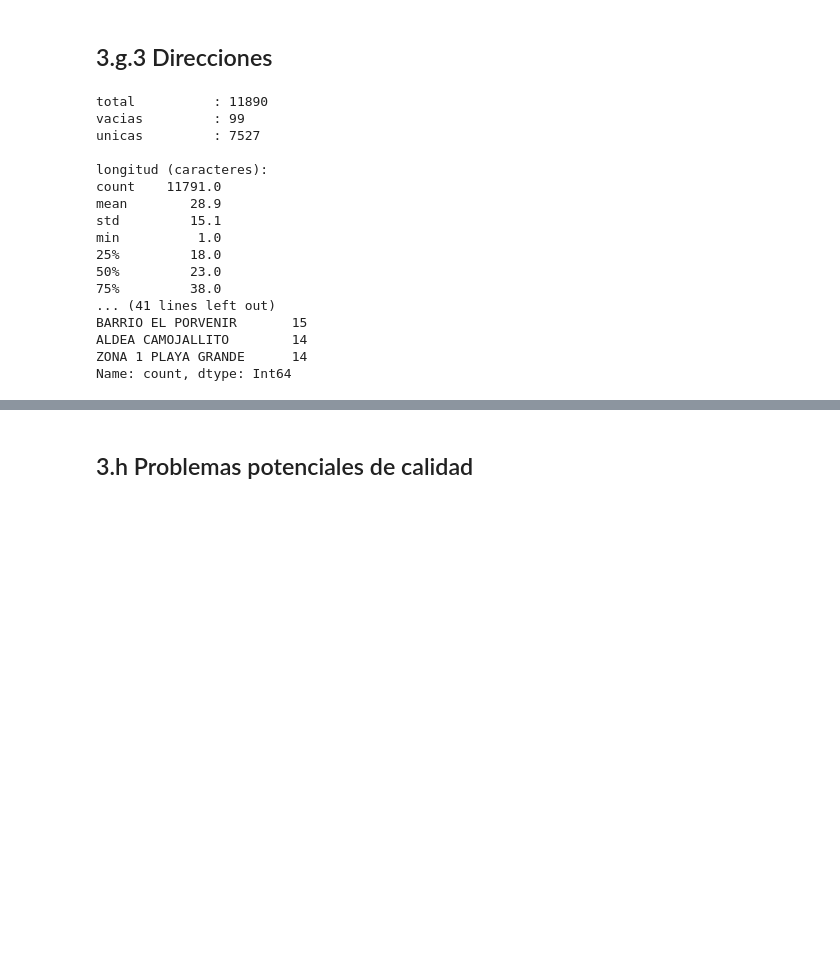
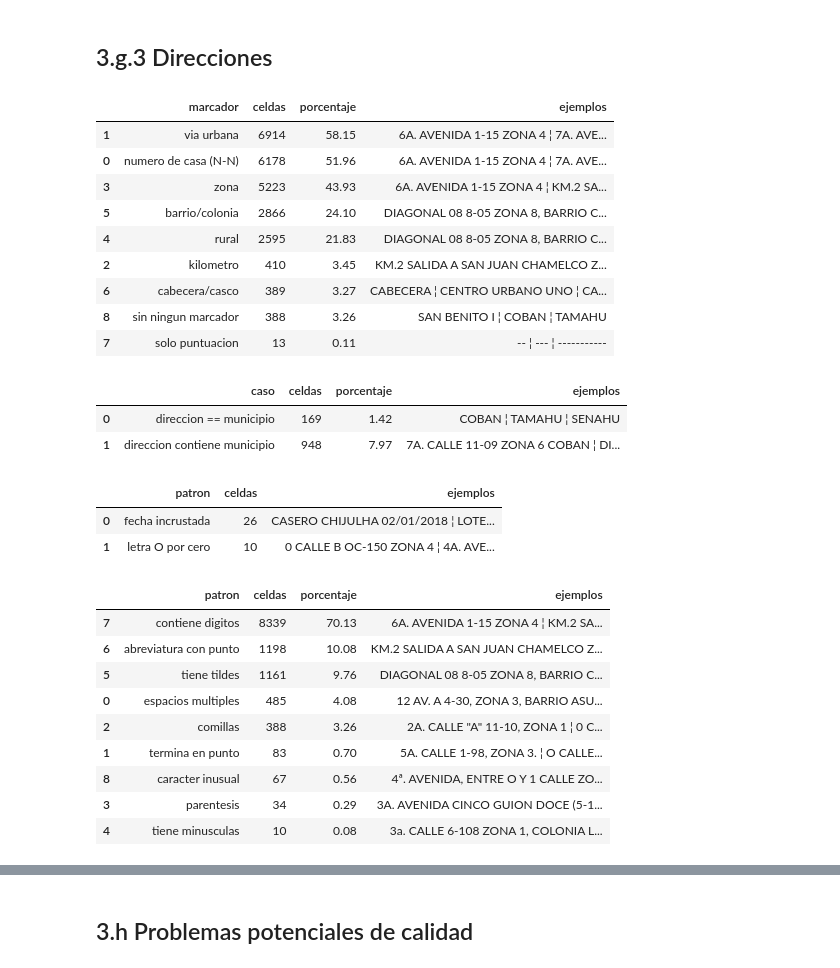
Before and after one commit to Vann06/Proyecto-1-Data-Science, a Jupyter notebook: notebooks/01_ingesta_diagnostico_inicial.ipynb, the cells around one changed output, grey strips where cells are left out. Saved outputs shown, nothing was run; the diff lists cells and outputs as text; code cells hidden in the pictures; blank space fills up the shorter version.

```diff
--- a/notebooks/01_ingesta_diagnostico_inicial.ipynb
+++ b/notebooks/01_ingesta_diagnostico_inicial.ipynb
@@ -572,40 +572,39 @@ Name: count, dtype: int64
 # %% [markdown]
 ## 3.g.3 Direcciones
 # %%
-dir_ = df_raw["DIRECCION"].fillna("").str.strip()
+from src.diagnostico import (
+    marcadores_direccion, direccion_redundante,
+    direccion_contaminada, inventario_escritura,
+)
 
-print("total          :", len(dir_))
-print("vacias         :", (dir_ == "").sum())
-print("unicas         :", dir_.nunique())
-print()
-print("longitud (caracteres):")
-print(dir_[dir_ != ""].str.len().describe().round(1))
-print()
-print("--- 15 mas cortas ---")
-for v in dir_[dir_ != ""].sort_values(key=lambda s: s.str.len()).head(15):
-    print(repr(v))
-print()
-print("--- 10 al azar ---")
-for v in dir_[dir_ != ""].sample(10, random_state=7):
-    print(repr(v))
-print()
-print("--- 10 mas repetidas ---")
-print(dir_[dir_ != ""].value_counts().head(10))
+display(marcadores_direccion(df_raw["DIRECCION"]))
+display(direccion_redundante(df_raw))
+display(direccion_contaminada(df_raw["DIRECCION"]))
+display(inventario_escritura(df_raw["DIRECCION"]))
 # %% [output]
-total          : 11890
-vacias         : 99
-unicas         : 7527
-
-longitud (caracteres):
-count    11791.0
-mean        28.9
-std         15.1
-min          1.0
-25%         18.0
-50%         23.0
-75%         38.0
-... (41 lines left out)
-BARRIO EL PORVENIR       15
-ALDEA CAMOJALLITO        14
-ZONA 1 PLAYA GRANDE      14
-Name: count, dtype: Int64
+|  | marcador | celdas | porcentaje | ejemplos |
+| 1 | via urbana | 6914 | 58.15 | 6A. AVENIDA 1-15 ZONA 4 ¦ 7A. AVE... |
+| 0 | numero de casa (N-N) | 6178 | 51.96 | 6A. AVENIDA 1-15 ZONA 4 ¦ 7A. AVE... |
+| 3 | zona | 5223 | 43.93 | 6A. AVENIDA 1-15 ZONA 4 ¦ KM.2 SA... |
+| 5 | barrio/colonia | 2866 | 24.10 | DIAGONAL 08 8-05 ZONA 8, BARRIO C... |
+| 4 | rural | 2595 | 21.83 | DIAGONAL 08 8-05 ZONA 8, BARRIO C... |
+| 2 | kilometro | 410 | 3.45 | KM.2 SALIDA A SAN JUAN CHAMELCO Z... |
+| 6 | cabecera/casco | 389 | 3.27 | CABECERA ¦ CENTRO URBANO UNO ¦ CA... |
+| 8 | sin ningun marcador | 388 | 3.26 | SAN BENITO I ¦ COBAN ¦ TAMAHU |
+| 7 | solo puntuacion | 13 | 0.11 | -- ¦ --- ¦ ----------- |
+|  | caso | celdas | porcentaje | ejemplos |
+| 0 | direccion == municipio | 169 | 1.42 | COBAN ¦ TAMAHU ¦ SENAHU |
+| 1 | direccion contiene municipio | 948 | 7.97 | 7A. CALLE 11-09 ZONA 6 COBAN ¦ DI... |
+|  | patron | celdas | ejemplos |
+| 0 | fecha incrustada | 26 | CASERO CHIJULHA 02/01/2018 ¦ LOTE... |
+| 1 | letra O por cero | 10 | 0 CALLE B OC-150 ZONA 4 ¦ 4A. AVE... |
+|  | patron | celdas | porcentaje | ejemplos |
+| 7 | contiene digitos | 8339 | 70.13 | 6A. AVENIDA 1-15 ZONA 4 ¦ KM.2 SA... |
+| 6 | abreviatura con punto | 1198 | 10.08 | KM.2 SALIDA A SAN JUAN CHAMELCO Z... |
+| 5 | tiene tildes | 1161 | 9.76 | DIAGONAL 08 8-05 ZONA 8, BARRIO C... |
+| 0 | espacios multiples | 485 | 4.08 | 12 AV. A 4-30, ZONA 3, BARRIO ASU... |
+| 2 | comillas | 388 | 3.26 | 2A. CALLE "A" 11-10, ZONA 1 ¦ 0 C... |
+| 1 | termina en punto | 83 | 0.70 | 5A. CALLE 1-98, ZONA 3. ¦ O CALLE... |
+| 8 | caracter inusual | 67 | 0.56 | 4ª. AVENIDA, ENTRE O Y 1 CALLE ZO... |
+| 3 | parentesis | 34 | 0.29 | 3A. AVENIDA CINCO GUION DOCE (5-1... |
+| 4 | tiene minusculas | 10 | 0.08 | 3a. CALLE 6-108 ZONA 1, COLONIA L... |
```
Also changed, not shown: parts of 3 cells of this notebook, 1 other file.
